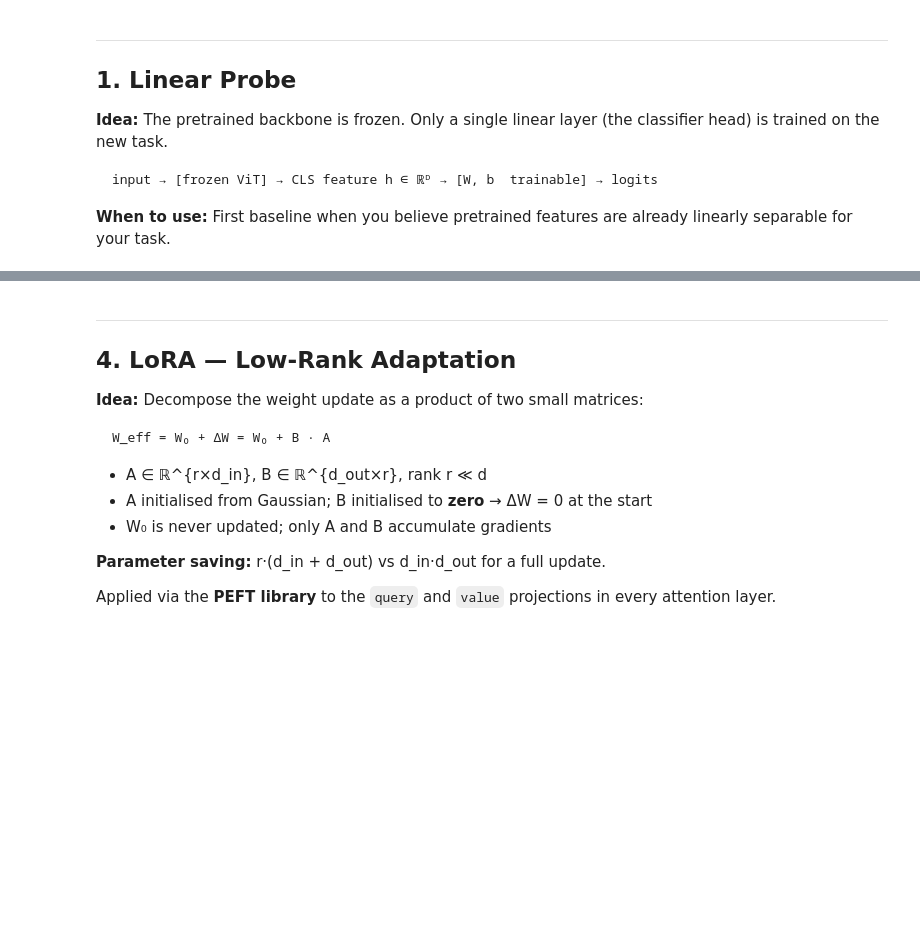
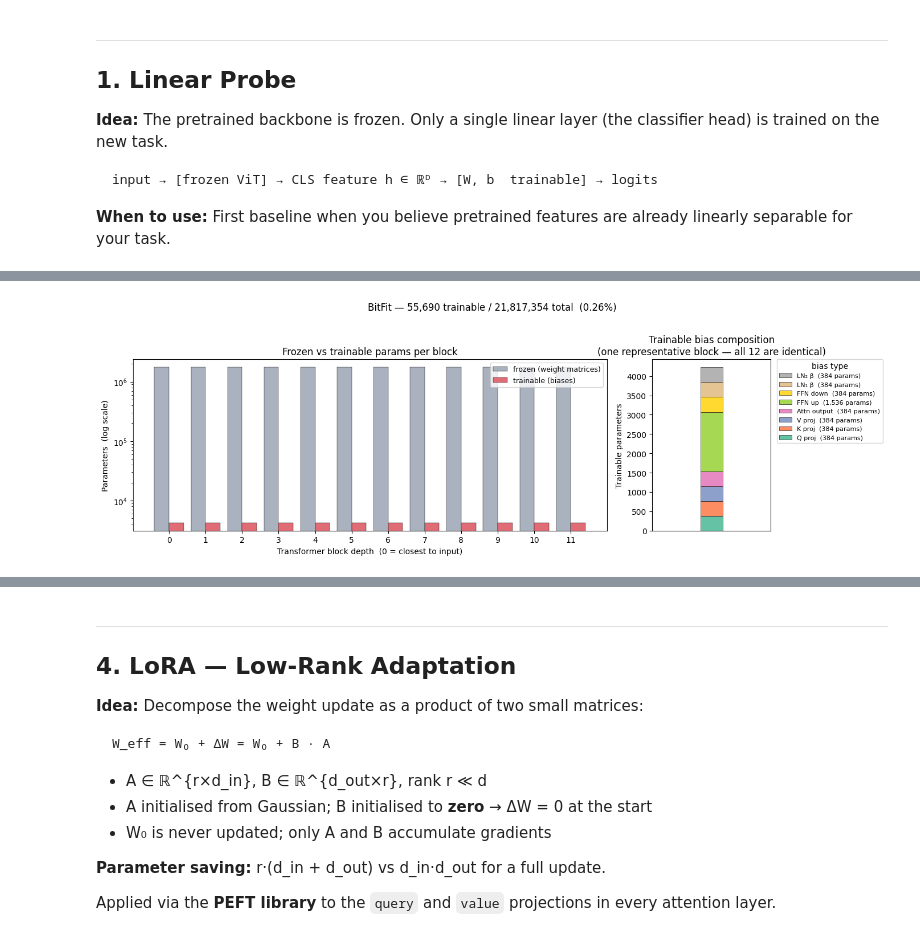
Before and after one commit to trofimova/haicon_peft_co, a Jupyter notebook: notebooks/01_peft_building_blocks.ipynb, the cells around one changed output, grey strips where cells are left out. Saved outputs shown, nothing was run; the diff lists cells and outputs as text; code cells hidden in the pictures; blank space fills up the shorter version.

```diff
--- a/notebooks/01_peft_building_blocks.ipynb
+++ b/notebooks/01_peft_building_blocks.ipynb
@@ -139,23 +176,83 @@ total_p = sum(p.numel() for p in bf.parameters())
 train_p = count_trainable_parameters(bf)
 print(f"Trainable : {train_p:,} / {total_p:,}  ({100*train_p/total_p:.3f}%)")
 
-rows = [{"name": n, "numel": p.numel(),
-         "trainable": p.requires_grad,
-         "kind": "bias / head" if ("bias" in n or n.startswith("head")) else "weight"}
-        for n, p in bf.named_parameters()]
-df_bf = pd.DataFrame(rows)
-print()
-print(df_bf.groupby(["kind", "trainable"])["numel"].sum().to_string())
+# ── Collect per-block statistics ──────────────────────────────────────────────
+BIAS_TYPES = {
+    "Q proj":         ".attention.attention.query.bias",
+    "K proj":         ".attention.attention.key.bias",
+    "V proj":         ".attention.attention.value.bias",
+    "Attn output":    ".attention.output.dense.bias",
+    "FFN up":         ".intermediate.dense.bias",
+    "FFN down":       ".output.dense.bias",
+    "LN\u2081 \u03b2": ".layernorm_before.bias",
+    "LN\u2082 \u03b2": ".layernorm_after.bias",
+}
 
-# Bar chart: each param group, red=trainable, grey=frozen
-fig, ax = plt.subplots(figsize=(11, 2.8))
-colours = ["#e06c75" if r.trainable else "#abb2bf" for _, r in df_bf.iterrows()]
-ax.bar(range(len(df_bf)), df_bf["numel"], color=colours, width=1.0)
-ax.set_yscale("log")
-ax.set_xlabel("Parameter group index (each bar = one named parameter tensor)")
-ax.set_ylabel("Parameters (log scale)")
-ax.set_title("BitFit: trainable (red) vs frozen (grey) parameter groups")
-ax.legend(handles=[mpatches.Patch(color="#e06c75", label="trainable  (bias / head)"),
-                   mpatches.Patch(color="#abb2bf", label="frozen  (weight matrices)")])
+block_stats    = {}   # {block_idx: {total, trainable}}
+bias_breakdown = {}   # {block_idx: {bias_type: numel}}
+
+for name, p in bf.backbone.named_parameters():
+    if "encoder.layer" not in name:
+        continue
+    idx    = int(name.split("encoder.layer.")[1].split(".")[0])
+    prefix = f"encoder.layer.{idx}"
+    suffix = name[name.index(prefix) + len(prefix):]
+
+    d = block_stats.setdefault(idx, {"total": 0, "trainable": 0})
+    d["total"]     += p.numel()
+    d["trainable"] += p.numel() if p.requires_grad else 0
+
+    for btype, bsuffix in BIAS_TYPES.items():
+        if suffix == bsuffix:
+            bias_breakdown.setdefault(idx, {})[btype] = p.numel()
+            break
+
+df_blocks = pd.DataFrame(block_stats).T.sort_index()
+df_blocks["frozen"] = df_blocks["total"] - df_blocks["trainable"]
+df_bias   = pd.DataFrame(bias_breakdown).T.sort_index().fillna(0).astype(int)
+
+# ── Plot ──────────────────────────────────────────────────────────────────────
+fig, axes = plt.subplots(1, 2, figsize=(14, 4.5),
+                         gridspec_kw={"width_ratios": [4, 1]})
+
+# Left: grouped bars — frozen (grey) and trainable (red) side-by-side per block
+x     = np.arange(len(df_blocks))
+width = 0.4
+axes[0].bar(x - width/2, df_blocks["frozen"],    width=width, color="#abb2bf",
+            label="frozen (weight matrices)", edgecolor="black", linewidth=0.3)
+axes[0].bar(x + width/2, df_blocks["trainable"], width=width, color="#e06c75",
+            label="trainable (biases)", edgecolor="black", linewidth=0.3)
+axes[0].set_yscale("log")
+axes[0].set_xlabel("Transformer block depth  (0 = closest to input)")
+axes[0].set_ylabel("Parameters  (log scale)")
+axes[0].set_title("Frozen vs trainable params per block")
+axes[0].set_xticks(x)
+axes[0].set_xticklabels(df_blocks.index)
+axes[0].legend(fontsize=9)
+
+# Right: single stacked bar — trainable bias composition for one representative block
+# (all blocks are structurally identical so one bar is sufficient)
+rep = df_bias.iloc[0]
+rep = rep[rep > 0]
+cmap = plt.cm.get_cmap("Set2", len(rep))
+colours = [cmap(i) for i in range(len(rep))]
+bottom = 0
+for colour, (btype, count) in zip(colours, rep.items()):
+    axes[1].bar(0, count, bottom=bottom, width=0.15, color=colour,
+                edgecolor="black", linewidth=0.4,
+                label=f"{btype}  ({count:,} params)")
+    bottom += count
+axes[1].set_xlim(-0.4, 0.4)
+axes[1].set_xticks([])
+axes[1].set_ylabel("Trainable parameters")
+axes[1].set_title("Trainable bias composition\n(one representative block — all 12 are identical)")
+handles, labels = axes[1].get_legend_handles_labels()
+axes[1].legend(handles[::-1], labels[::-1], fontsize=8, title="bias type",
+               bbox_to_anchor=(1.05, 1), loc="upper left", borderaxespad=0)
+
+plt.suptitle(
+    f"BitFit — {train_p:,} trainable / {total_p:,} total  ({100*train_p/total_p:.2f}%)",
+    fontsize=12, y=1.02)
 plt.tight_layout()
 plt.show()
+# %% [output]
@@ -162,2 +260,3 @@ plt.show()
+[figure, added]
 # %% [markdown]
 ---
```
Also changed, not shown: parts of 12 cells of this notebook, 2 other files.
